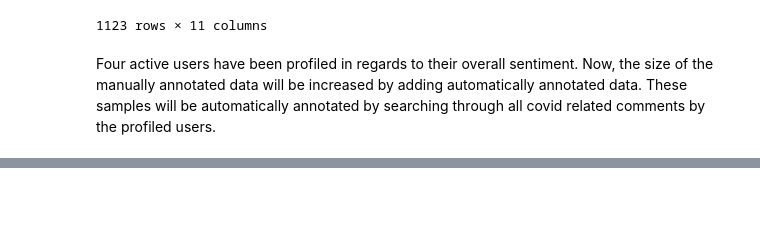
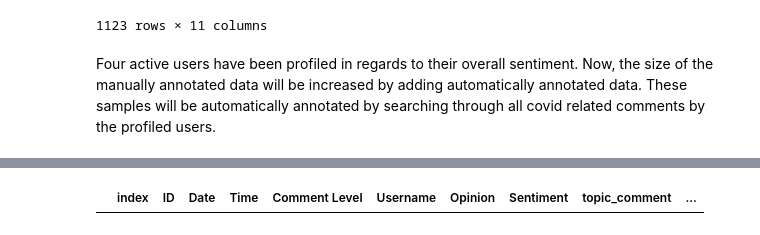
Before and after one commit to KirchnerS/Masterarbeit, a Jupyter notebook: data_exploration.ipynb, the cells around one changed output, grey strips where cells are left out. Saved outputs shown, nothing was run; the diff lists cells and outputs as text; code cells hidden in the pictures; blank space fills up the shorter version.

```diff
--- a/data_exploration.ipynb
+++ b/data_exploration.ipynb
@@ -739,0 +735,5 @@ annotierte_kommentare[annotierte_kommentare["Sentiment"].isna()]
+# %%
+# annotierte_kommentare[annotierte_kommentare["comment"].isna()]
+annotierte_kommentare[annotierte_kommentare["comment"].isin(["negative", "neutral", "positive", "NaN"])]
+# %% [output]
+|  | index | ID | Date | Time | Comment Level | Username | Opinion | Sentiment | topic_comment | ... |
```
Also changed, not shown: parts of 3 cells of this notebook, 3 other files.
